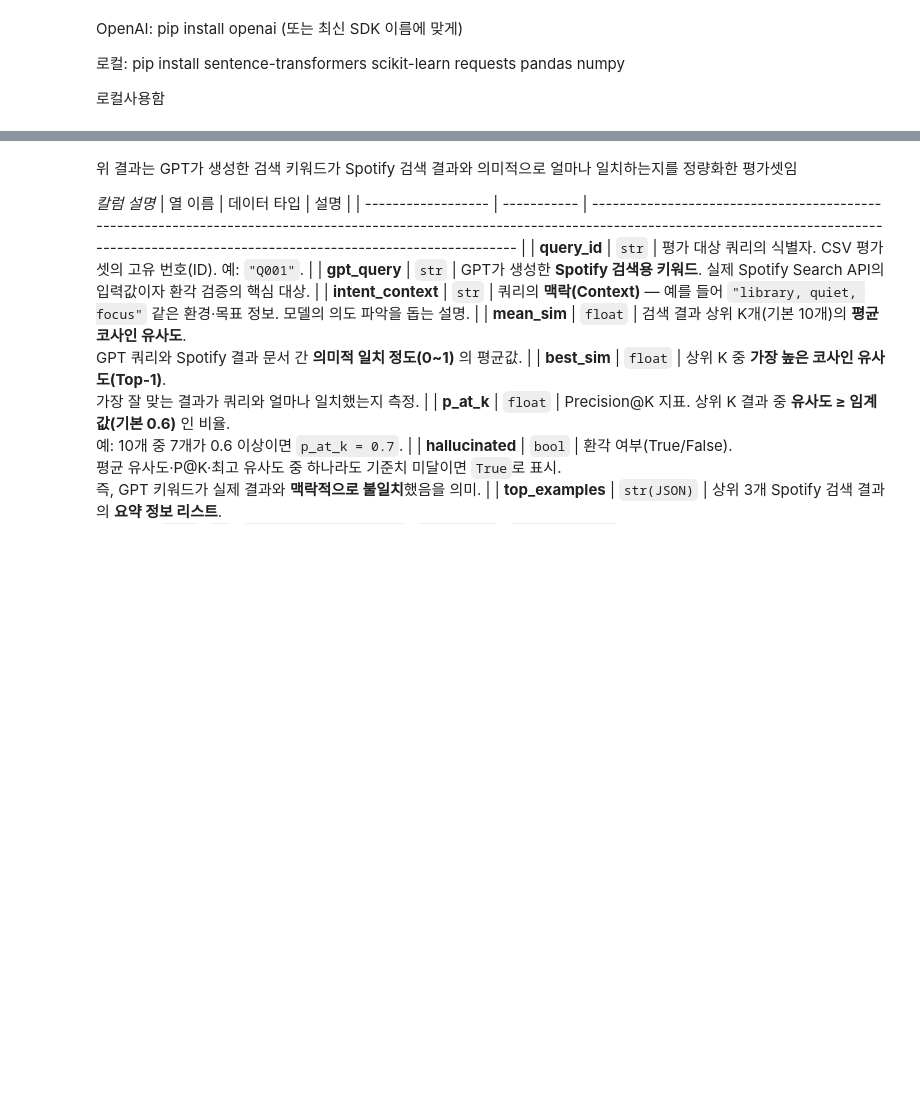
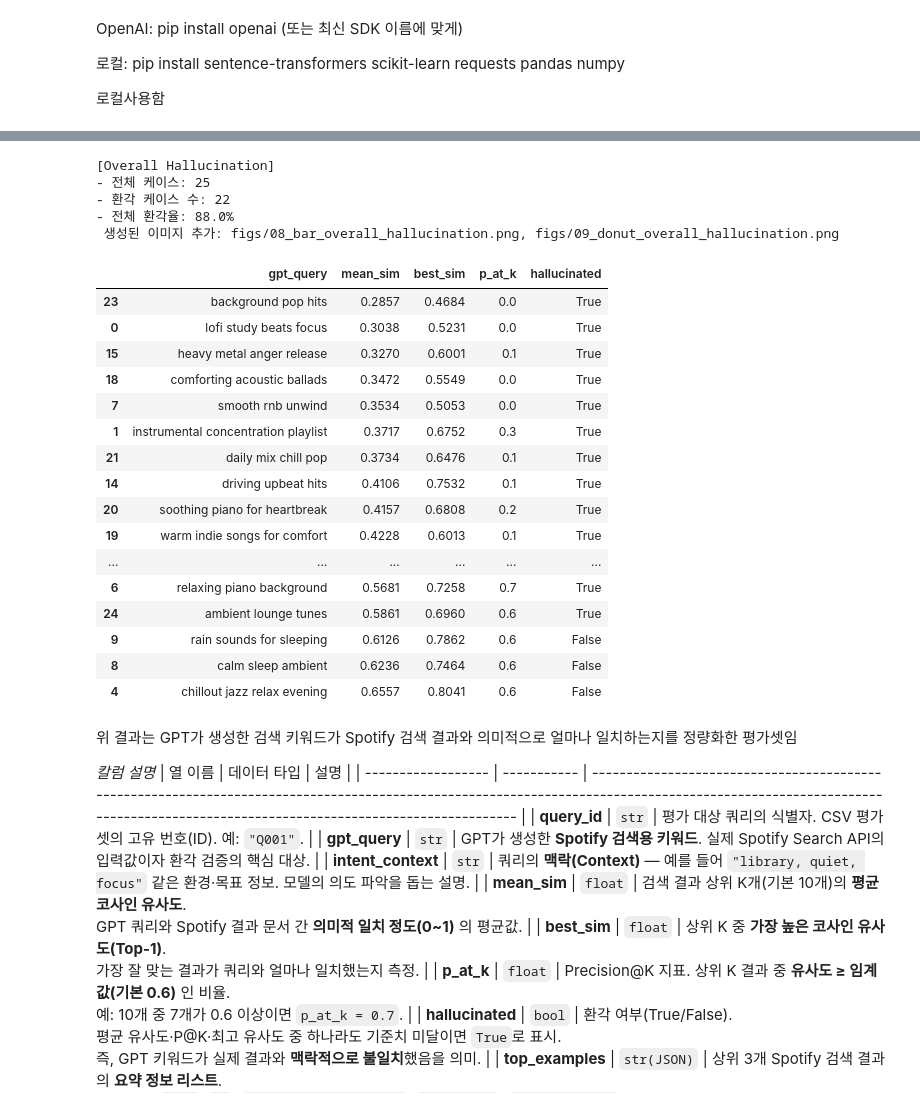
Before and after one commit to tave-soundscape/soundscape-data, a Jupyter notebook: src/GTP환각검증.ipynb, the cells around one changed output, grey strips where cells are left out. Cells and saved outputs as stored; diff of their text form; code cells hidden in the pictures; blank space fills up the shorter version.

```diff
--- a/src/GTP환각검증.ipynb
+++ b/src/GTP환각검증.ipynb
@@ -370,3 +631,65 @@ if __name__ == "__main__":
+# %%
+# === 6) 전체 환각율(Overall Hallucination Rate) ===
+overall_rate = float(df["hallucinated"].mean()) if len(df) else 0.0
+overall_pct = round(overall_rate * 100, 2)
+
+print("\n[Overall Hallucination]")
+print(f"- 전체 케이스: {len(df)}")
+print(f"- 환각 케이스 수: {int(df['hallucinated'].sum())}")
+print(f"- 전체 환각율: {overall_pct}%")
+
+# 6-1. 전체 환각율 막대그래프 (1개 플롯)
+plt.figure()
+counts = [int((~df['hallucinated']).sum()), int(df['hallucinated'].sum())]
+labels = ["aligned", "hallucinated"]
+plt.bar(labels, counts)
+plt.title(f"Overall Hallucination Rate ({overall_pct}%)")
+plt.xlabel("class")
+plt.ylabel("count")
+plt.tight_layout()
+plt.savefig("figs/08_bar_overall_hallucination.png", dpi=200)
+plt.close()
+
+# 6-2. 전체 환각율 도넛(파이) 차트 (1개 플롯)
+plt.figure()
+# 파이 차트
+plt.pie(counts, labels=labels, autopct="%1.1f%%", startangle=90)
+# 도넛 형태를 위해 가운데 원 추가
+centre_circle = plt.Circle((0, 0), 0.70, fc="white")
+fig = plt.gcf()
+fig.gca().add_artist(centre_circle)
+plt.title(f"Overall Hallucination (N={len(df)})")
+plt.tight_layout()
+plt.savefig("figs/09_donut_overall_hallucination.png", dpi=200)
+plt.close()
+
+print(" 생성된 이미지 추가: figs/08_bar_overall_hallucination.png, figs/09_donut_overall_hallucination.png")
+# %% [output]
+[Overall Hallucination]
+- 전체 케이스: 25
+- 환각 케이스 수: 22
+- 전체 환각율: 88.0%
+ 생성된 이미지 추가: figs/08_bar_overall_hallucination.png, figs/09_donut_overall_hallucination.png
+# %%
+df[['gpt_query','mean_sim','best_sim','p_at_k','hallucinated']].sort_values('mean_sim')
+# %% [output]
+|  | gpt_query | mean_sim | best_sim | p_at_k | hallucinated |
+| 23 | background pop hits | 0.2857 | 0.4684 | 0.0 | True |
+| 0 | lofi study beats focus | 0.3038 | 0.5231 | 0.0 | True |
+| 15 | heavy metal anger release | 0.3270 | 0.6001 | 0.1 | True |
+| 18 | comforting acoustic ballads | 0.3472 | 0.5549 | 0.0 | True |
+| 7 | smooth rnb unwind | 0.3534 | 0.5053 | 0.0 | True |
+| 1 | instrumental concentration playlist | 0.3717 | 0.6752 | 0.3 | True |
+| 21 | daily mix chill pop | 0.3734 | 0.6476 | 0.1 | True |
+| 14 | driving upbeat hits | 0.4106 | 0.7532 | 0.1 | True |
+| 20 | soothing piano for heartbreak | 0.4157 | 0.6808 | 0.2 | True |
+| 19 | warm indie songs for comfort | 0.4228 | 0.6013 | 0.1 | True |
+| ... | ... | ... | ... | ... | ... |
+| 6 | relaxing piano background | 0.5681 | 0.7258 | 0.7 | True |
+| 24 | ambient lounge tunes | 0.5861 | 0.6960 | 0.6 | True |
+| 9 | rain sounds for sleeping | 0.6126 | 0.7862 | 0.6 | False |
+| 8 | calm sleep ambient | 0.6236 | 0.7464 | 0.6 | False |
+| 4 | chillout jazz relax evening | 0.6557 | 0.8041 | 0.6 | False |
 # %% [markdown]
 위 결과는 GPT가 생성한 검색 키워드가 Spotify 검색 결과와 의미적으로 얼마나 일치하는지를 정량화한 평가셋임
 
```
Also changed, not shown: parts of 13 cells of this notebook, 10 other files.
